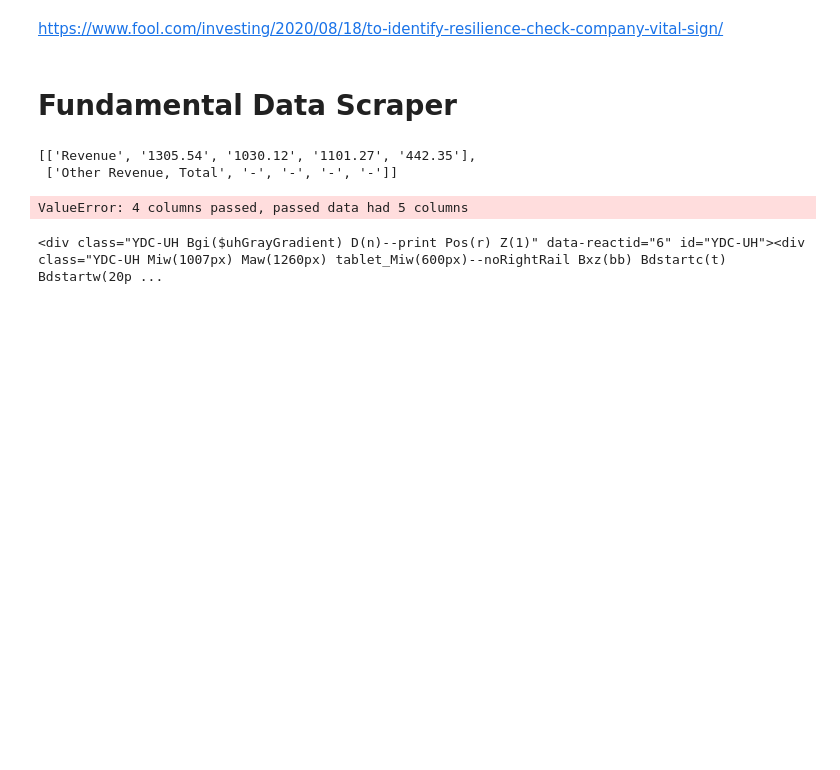
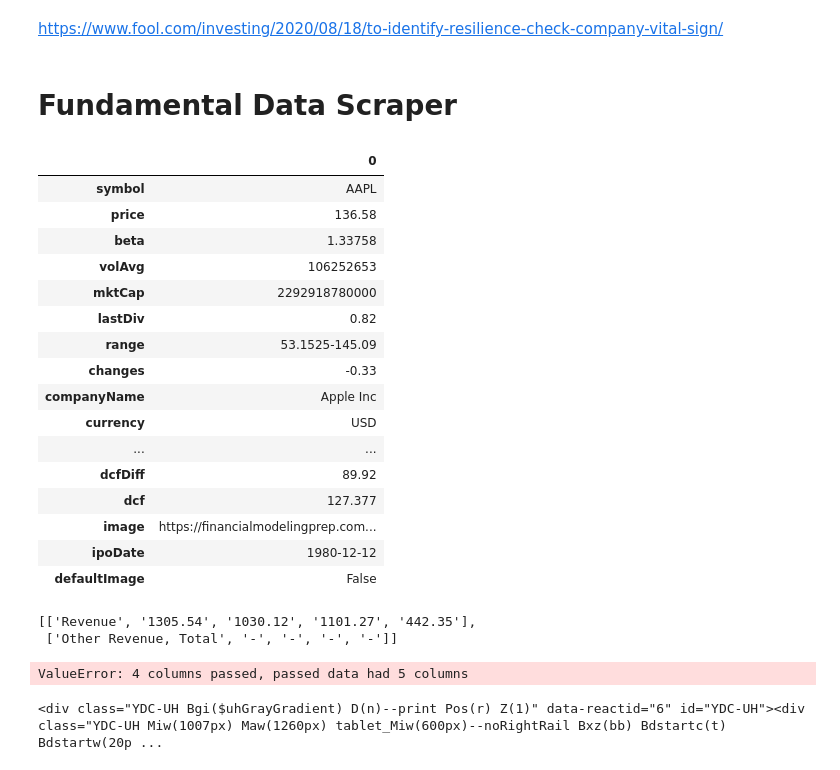
Before and after one commit to mwirtz946/esg_materiality_analysis, a Jupyter notebook: company_selection/data_collection/financials.ipynb, the cells around one changed output. Saved outputs shown, nothing was run; the diff lists cells and outputs as text; code cells hidden in the pictures; blank space fills up the shorter version.

```diff
--- a/company_selection/data_collection/financials.ipynb
+++ b/company_selection/data_collection/financials.ipynb
@@ -30,6 +30,30 @@ def get_data_from_yahoo():
         cash_flow_statement.to_csv('data_files/stock_financials/{}/cash_flow_statement.csv'.format(ticker))
 # %%
 get_data_from_yahoo()
+# %%
+api_key = '410c9480ef0825c9d063beecf1536923'
+
+balance_sheet = fa.balance_sheet_statement('AAPL', api_key, period="annual")
+# %%
+fa.profile('AAPL', api_key)
+# %% [output]
+|  | 0 |
+| symbol | AAPL |
+| price | 136.58 |
+| beta | 1.33758 |
+| volAvg | 106252653 |
+| mktCap | 2292918780000 |
+| lastDiv | 0.82 |
+| range | 53.1525-145.09 |
+| changes | -0.33 |
+| companyName | Apple Inc |
+| currency | USD |
+| ... | ... |
+| dcfDiff | 89.92 |
+| dcf | 127.377 |
+| image | https://financialmodelingprep.com... |
+| ipoDate | 1980-12-12 |
+| defaultImage | False |
 # %%
 url = 'https://www.investing.com/equities/aarons-income-statement'
 headers = {'User-Agent': 'Mozilla/5.0 (Windows NT 6.3; Win64; x64) AppleWebKit/537.36 (KHTML, like Gecko) Chrome/54.0.2840.71 Safari/537.36'}
```
Also changed, not shown: 7 other files.
